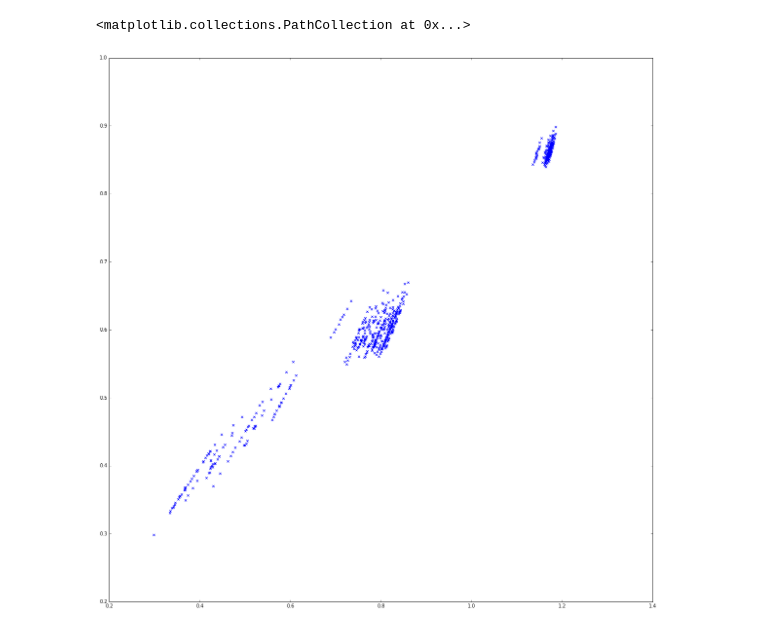
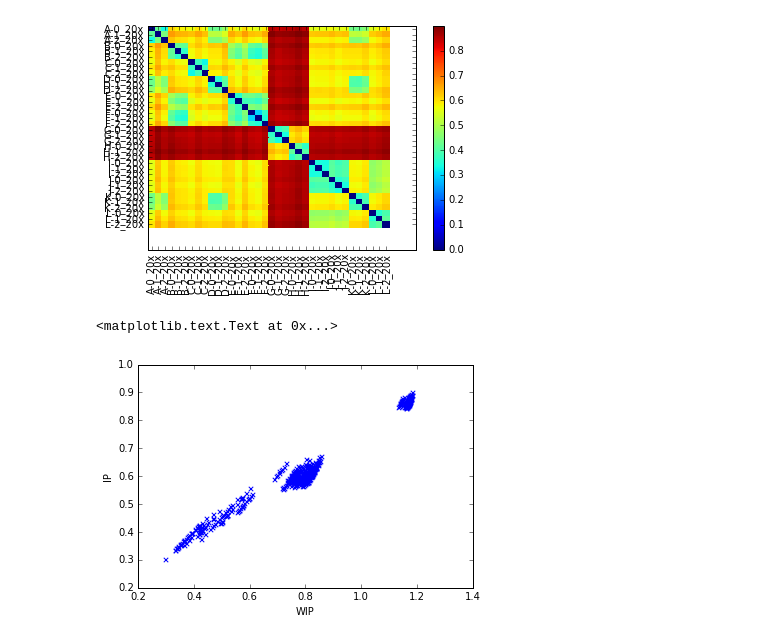
Before and after one commit to kdm9/kwip-experiments, a Jupyter notebook: ipynbs/distcompare.ipynb, the cells around one changed output. Saved outputs shown, nothing was run; the diff lists cells and outputs as text; code cells hidden in the pictures.

```diff
--- a/ipynbs/distcompare.ipynb
+++ b/ipynbs/distcompare.ipynb
@@ -33,12 +48,18 @@ kwip_mat = DistanceMatrix.read("../data/kwip/0.1.10/0.1.10-20x-wip.dist")
 # %%
 ip_mat = DistanceMatrix.read("../data/kwip/0.1.10/0.1.10-20x-ip.dist")
+# %%
+ip_mat
+# %% [output]
+[figure, added]
 # %%
 wip = kwip_mat.condensed_form()
 ip = ip_mat.condensed_form()
 # %%
-fig, ax = plt.subplots(figsize=(20,20))
+fig, ax = plt.subplots()
 ax.scatter(wip, ip, marker='x')
+ax.set_ylabel('IP')
+ax.set_xlabel('WIP')
 # %% [output]
-<matplotlib.collections.PathCollection at 0x...>
+<matplotlib.text.Text at 0x...>
-[figure, old version]
+[figure, new version]
 # %%
```
Also changed, not shown: parts of 17 cells of this notebook.
